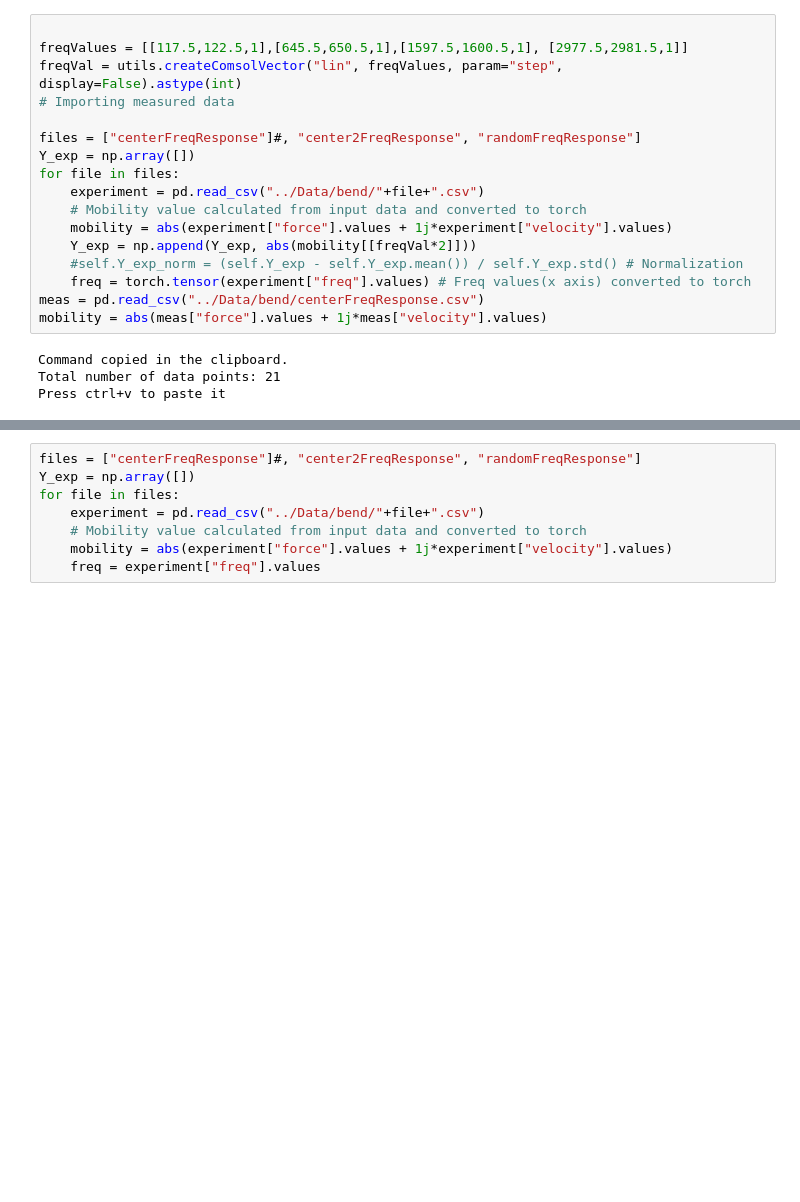
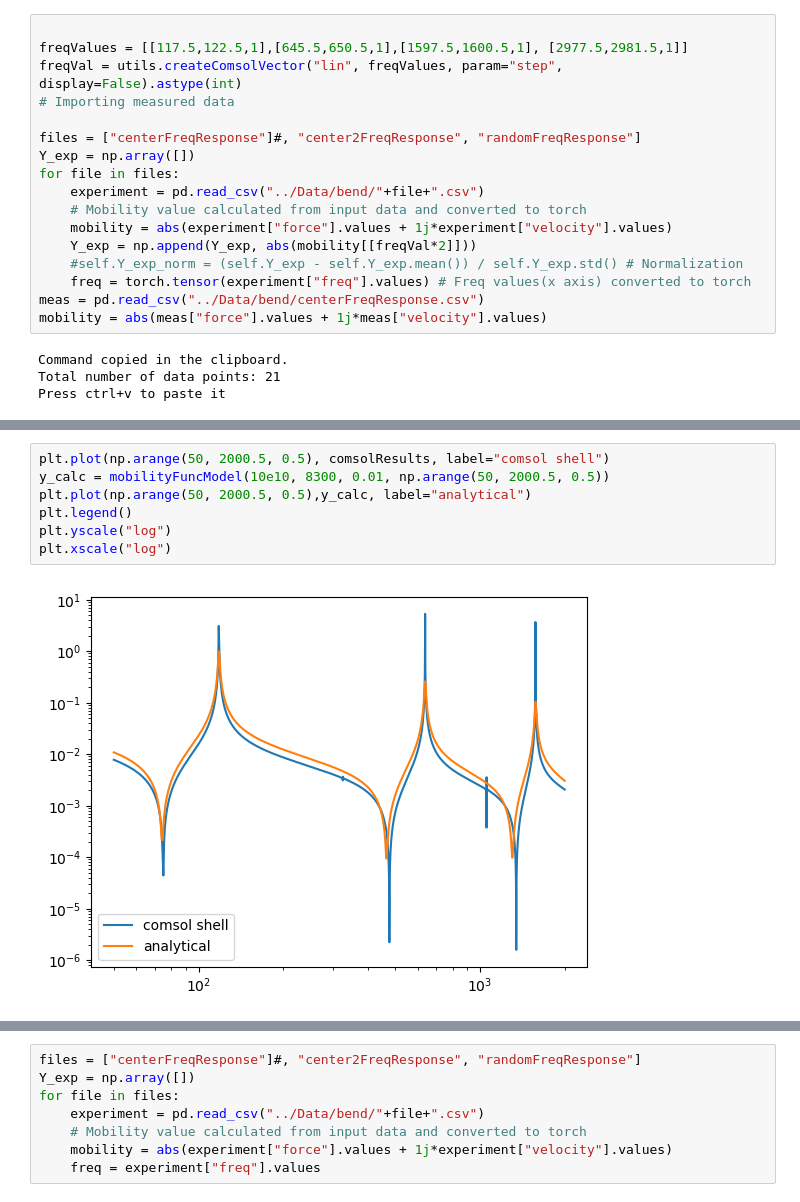
Before and after one commit to taboleiro/BayesianVibrationsModeling, a Jupyter notebook: notebooks/comsol.ipynb, the cells around one changed output, grey strips where cells are left out. Cells and saved outputs as stored; diff of their text form; blank space fills up the shorter version.

```diff
--- a/notebooks/comsol.ipynb
+++ b/notebooks/comsol.ipynb
@@ -86,0 +130,9 @@ comsolResults = 20*np.log10(comsolResults)
+# %%
+plt.plot(np.arange(50, 2000.5, 0.5), comsolResults, label="comsol shell")
+y_calc = mobilityFuncModel(10e10, 8300, 0.01, np.arange(50, 2000.5, 0.5))
+plt.plot(np.arange(50, 2000.5, 0.5),y_calc, label="analytical")
+plt.legend()
+plt.yscale("log")
+plt.xscale("log")
+# %% [output]
+[figure, added]
```
Also changed, not shown: parts of 10 cells of this notebook, 13 other files.
